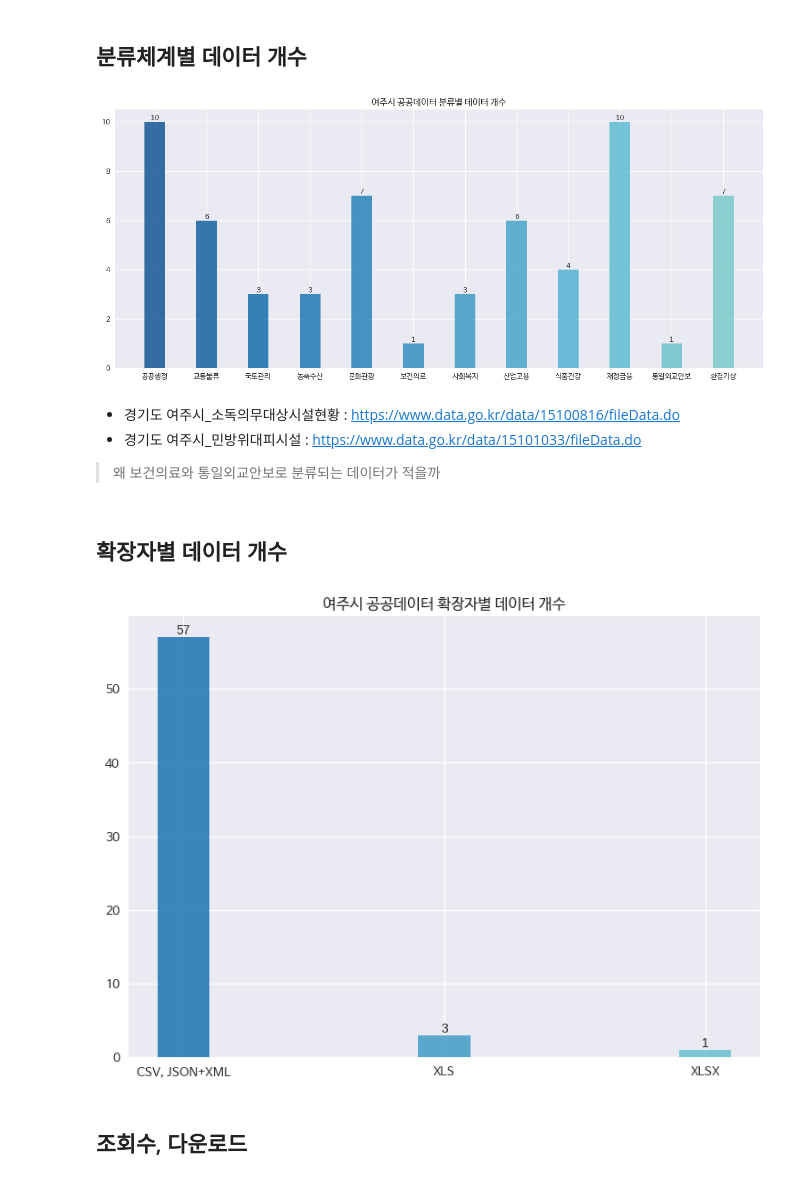
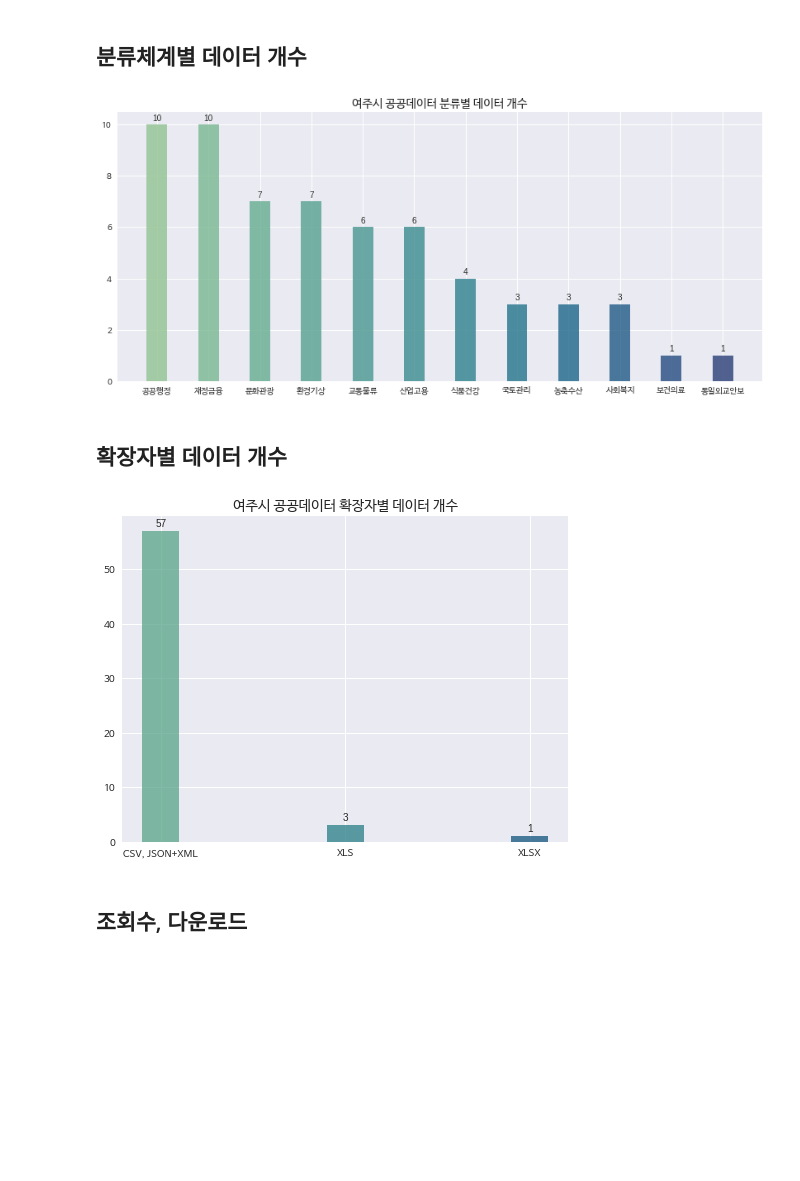
Before and after one commit to HwayoungYoon/opendata_intern_2022, a Jupyter notebook: 여주시_공공데이터_현황.ipynb, the cells around one changed output. Saved outputs shown, nothing was run; the diff lists cells and outputs as text; code cells hidden in the pictures; blank space fills up the shorter version.

```diff
--- a/여주시_공공데이터_현황.ipynb
+++ b/여주시_공공데이터_현황.ipynb
@@ -180,0 +193,4 @@ yeoju.to_csv('/content/drive/My Drive/yeoju.csv', index=False)
+# %%
+# yeoju 데이터 불러오기
+yeoju = pd.read_csv('/content/drive/My Drive/yeoju.csv')
+yeoju.head()
@@ -203,22 +259,23 @@ plt.show()
 # %% [markdown]
 ## 다운로드
 # %%
+# 다운로드수가 높은 순서대로 정렬된 그래프
 plt.rcParams["font.family"] = 'NanumBarunGothic'
 
-df = yeoju.sort_values('다운로드').reset_index(drop=True)
+df = yeoju.sort_values('다운로드', ascending = False).reset_index(drop=True)
 x = df['데이터']
 y = df['다운로드']
 
 fig, ax = plt.subplots(figsize=(30,8))
-colors = sns.color_palette('GnBu_r',len(x)*2)
+colors = sns.color_palette('crest',len(x))
 plt.style.use('seaborn')
 plt.xticks(rotation=90)
 plt.yticks(np.arange(0, 1000, 100))
-plt.title('여주시 공공데이터 다운로드 수')
+plt.title('여주시 공공데이터 다운로드 수', fontsize=20)
 ax.bar(x, y, color=colors, alpha=0.8, width=0.5)
 
 for i, v in enumerate(x):
-    plt.text(v, y[i], y[i], horizontalalignment='center', verticalalignment='bottom')
+    plt.text(v, y[i]+5, y[i], horizontalalignment='center', verticalalignment='bottom')
 
 plt.show()
 # %% [output]
@@ -230,18 +295,19 @@ yeoju['다운로드/조회수'] = yeoju['다운로드']/yeoju['조회수']
 # %%
+# 조회수 대비 다운로드수 그래프
 plt.rcParams["font.family"] = 'NanumBarunGothic'
 
 x = yeoju['데이터']
 y = yeoju['다운로드/조회수']
 
-fig, ax = plt.subplots(figsize=(28,8))
-colors = sns.color_palette('GnBu_r',len(x)*2)
+fig, ax = plt.subplots(figsize=(30,8))
+colors = sns.color_palette('crest',len(x))
 plt.style.use('seaborn')
 plt.xticks(rotation=90)
-plt.title('여주시 공공데이터 조회수 대비 다운로드 비율')
+plt.title('여주시 공공데이터 조회수 대비 다운로드수', fontsize=20)
 ax.bar(x, y, color=colors, alpha=0.8, width=0.5)
 
 for i, v in enumerate(x):
-    plt.text(v, y[i], round(y[i],3), horizontalalignment='center', verticalalignment='bottom')
+    plt.text(v, y[i]+0.005, round(y[i],3), horizontalalignment='center', verticalalignment='bottom')
 
 plt.show()
 # %% [output]
@@ -249,19 +315,20 @@ plt.show()
 # %%
+# 조회수 대비 다운로드수가 높은 순서대로 정렬된 그래프
 plt.rcParams["font.family"] = 'NanumBarunGothic'
 
-df = yeoju.sort_values('다운로드/조회수').reset_index(drop=True)
+df = yeoju.sort_values('다운로드/조회수', ascending = False).reset_index(drop=True)
 x = df['데이터']
 y = df['다운로드/조회수']
 
-fig, ax = plt.subplots(figsize=(28,8))
-colors = sns.color_palette('GnBu_r',len(x)*2)
+fig, ax = plt.subplots(figsize=(30,8))
+colors = sns.color_palette('crest',len(x))
 plt.style.use('seaborn')
 plt.xticks(rotation=90)
-plt.title('여주시 공공데이터 조회수 대비 다운로드 비율')
+plt.title('여주시 공공데이터 조회수 대비 다운로드수', fontsize=20)
 ax.bar(x, y, color=colors, alpha=0.8, width=0.5)
 
 for i, v in enumerate(x):
-    plt.text(v, y[i], round(y[i],3), horizontalalignment='center', verticalalignment='bottom')
+    plt.text(v, y[i]+0.005, round(y[i],3), horizontalalignment='center', verticalalignment='bottom')
 
 plt.show()
 # %% [output]
@@ -278,48 +336,46 @@ plt.show()
 # %% [markdown]
 ## 분류체계별 데이터 개수
 # %%
+# 분류별 데이터 개수가 높은 순서대로 정렬된 그래프
 plt.rcParams["font.family"] = 'NanumBarunGothic'
 
-x = yeoju.groupby('분류').size().index.tolist()
-y = yeoju.groupby('분류').size()
+df = yeoju.groupby('분류').size().reset_index().sort_values(0, ascending = False).reset_index(drop=True)
+x = df['분류']
+y = df[0]
 
 fig, ax = plt.subplots(figsize=(14,6))
-colors = sns.color_palette('GnBu_r',len(x)*2)
+colors = sns.color_palette('crest',len(x))
 plt.style.use('seaborn')
-plt.title('여주시 공공데이터 분류별 데이터 개수')
+plt.title('여주시 공공데이터 분류별 데이터 개수', fontsize=14)
 ax.bar(x, y, color=colors, alpha=0.8, width=0.4)
 
 for i, v in enumerate(x):
-    plt.text(v, y[i], y[i], horizontalalignment='center', verticalalignment='bottom')
+    plt.text(v, y[i]+0.1, y[i], horizontalalignment='center', verticalalignment='bottom')
 
 plt.show()
 # %% [output]
-[figure, old version]
+[figure, new version]
-# %% [markdown]
-* 경기도 여주시_소독의무대상시설현황 : https://www.data.go.kr/data/15100816/fileData.do
-* 경기도 여주시_민방위대피시설 : https://www.data.go.kr/data/15101033/fileData.do
-
-> 왜 보건의료와 통일외교안보로 분류되는 데이터가 적을까
 # %% [markdown]
 ## 확장자별 데이터 개수
 # %%
+# 확장자별 데이터 개수가 높은 순서대로 정렬된 그래프
 plt.rcParams["font.family"] = 'NanumBarunGothic'
 
 x = yeoju.groupby('확장자').size().index.tolist()
 y = yeoju.groupby('확장자').size()
 
 fig, ax = plt.subplots(figsize=(8,6))
-colors = sns.color_palette('GnBu_r',len(x)*2)
+colors = sns.color_palette('crest',len(x))
 plt.style.use('seaborn')
-plt.title('여주시 공공데이터 확장자별 데이터 개수')
+plt.title('여주시 공공데이터 확장자별 데이터 개수', fontsize=14)
 ax.bar(x, y, color=colors, alpha=0.8, width=0.2)
 
 for i, v in enumerate(x):
-    plt.text(v, y[i], y[i], horizontalalignment='center', verticalalignment='bottom')
+    plt.text(v, y[i]+0.5, y[i], horizontalalignment='center', verticalalignment='bottom')
 
 plt.show()
 # %% [output]
-[figure, old version]
+[figure, new version]
 # %% [markdown]
 ## 조회수, 다운로드
 # %%
```
Also changed, not shown: parts of 45 cells of this notebook.
